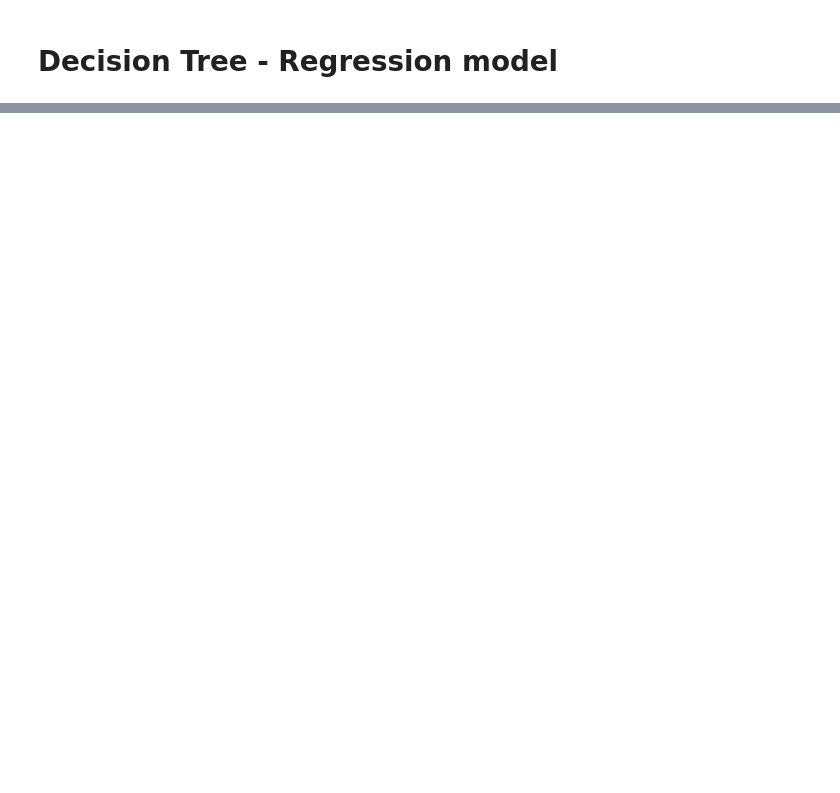
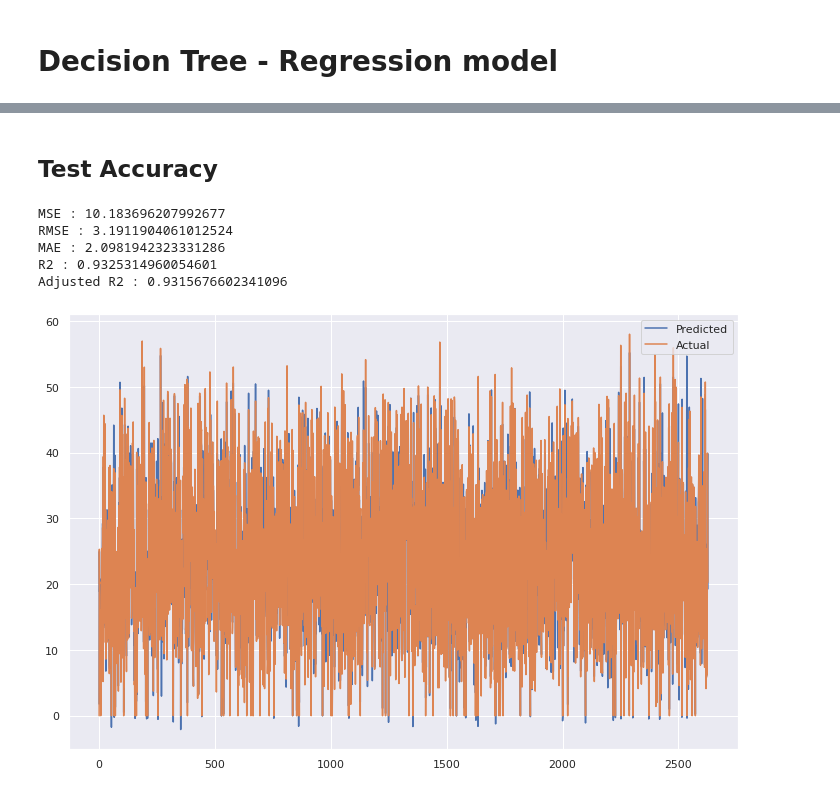
Before and after one commit to aditya8075/Bike-Sharing-Demand-Prediction---Supervised-machine-Learning-Regression, a Jupyter notebook: Bike_Sharing_Demand_Prediction_Supervised_machine_Learning.ipynb, the cells around one changed output, grey strips where cells are left out. Saved outputs shown, nothing was run; the diff lists cells and outputs as text; code cells hidden in the pictures; blank space fills up the shorter version.

```diff
--- a/Bike_Sharing_Demand_Prediction_Supervised_machine_Learning.ipynb
+++ b/Bike_Sharing_Demand_Prediction_Supervised_machine_Learning.ipynb
@@ -970,0 +1185,5 @@ plt.scatter((y_pred_test_g),(y_test)-(y_pred_test_g), color='black')
+# %%
+xgb_hyp=XGBRegressor(random_state=1)
+# %%
+random_search=RandomizedSearchCV(xgb_hyp,param_distributions=params,n_iter=5,n_jobs=-1,cv=5,verbose=3,random_state=1)
+random_search.fit(X_train,y_train)
@@ -970,0 +1217,4 @@ plt.scatter((y_pred_test_g),(y_test)-(y_pred_test_g), color='black')
+# %%
+xgb_hyp =XGBRegressor(colsample_bytree=0.7, gamma=0.4, learning_rate=0.3, max_depth=15,
+             min_child_weight=7, random_state=1)
+xgb_hyp.fit(X_train,y_train)
@@ -970,0 +1225,5 @@ plt.scatter((y_pred_test_g),(y_test)-(y_pred_test_g), color='black')
+# %%
+# Making predictions on train and test data
+
+y_pred_train_xgb_hyp = xgb_hyp.predict(X_train)
+y_pred_test_xgb_hyp = xgb_hyp.predict(X_test)
@@ -970,0 +1292,41 @@ plt.scatter((y_pred_test_g),(y_test)-(y_pred_test_g), color='black')
+# %% [markdown]
+## Test Accuracy
+# %%
+#import the packages
+from sklearn.metrics import mean_squared_error
+#calculate MSE
+MSE_lr= mean_squared_error((y_test), ( y_pred_test_xgb_hyp))
+print("MSE :",MSE_lr)
+
+#calculate RMSE
+RMSE_lr=np.sqrt(MSE_lr)
+print("RMSE :",RMSE_lr)
+
+
+#calculate MAE
+MAE_lr= mean_absolute_error(y_test, y_pred_test_xgb_hyp)
+print("MAE :",MAE_lr)
+
+
+
+#import the packages
+from sklearn.metrics import r2_score
+#calculate r2 and adjusted r2
+r2_xgb_hyp= r2_score(y_test,  y_pred_test_xgb_hyp)
+print("R2 :",r2_xgb_hyp)
+Adjusted_R2_lr = (1-(1-r2_score(y_test,  y_pred_test_xgb_hyp))*((X_test.shape[0]-1)/(X_test.shape[0]-X_test.shape[1]-1)) )
+print("Adjusted R2 :",1-(1-r2_score(y_test,  y_pred_test_xgb_hyp))*((X_test.shape[0]-1)/(X_test.shape[0]-X_test.shape[1]-1)) )
+# %% [output]
+MSE : 10.183696207992677
+RMSE : 3.1911904061012524
+MAE : 2.0981942323331286
+R2 : 0.9325314960054601
+Adjusted R2 : 0.9315676602341096
+# %%
+plt.figure(figsize=(12,8))
+plt.plot(np.array(y_pred_test_xgb_hyp))
+plt.plot(np.array((y_test)))
+plt.legend(["Predicted","Actual"])
+plt.show()
+# %% [output]
+[figure, added]
```
Also changed, not shown: parts of 112 cells of this notebook.
